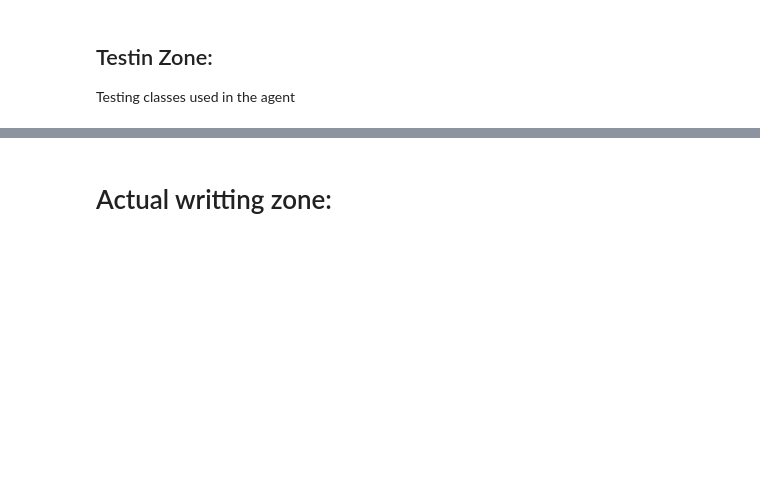
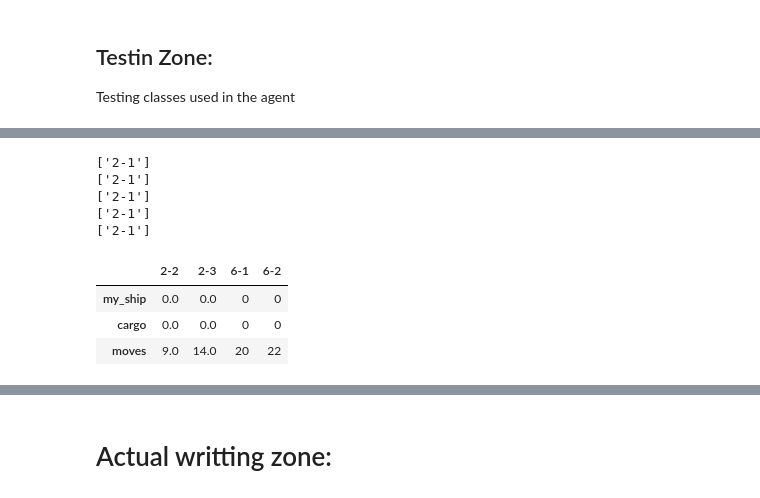
Before and after one commit to damoonsh/Halite, a Jupyter notebook: Agent.ipynb, the cells around one changed output, grey strips where cells are left out. Saved outputs shown, nothing was run; the diff lists cells and outputs as text; code cells hidden in the pictures; blank space fills up the shorter version.

```diff
--- a/Agent.ipynb
+++ b/Agent.ipynb
@@ -152,3 +231,15 @@ IndentationError: expected an indented block (<ipython-input-99-7d533ce1c5a2>, l
+# %%
+loc.get_ship_info()
+# %% [output]
+['2-1']
+['2-1']
+['2-1']
+['2-1']
+['2-1']
+|  | 2-2 | 2-3 | 6-1 | 6-2 |
+| my_ship | 0.0 | 0.0 | 0 | 0 |
+| cargo | 0.0 | 0.0 | 0 | 0 |
+| moves | 9.0 | 14.0 | 20 | 22 |
 # %%
 class Decision_Ship:
     """
```
Also changed, not shown: parts of 11 cells of this notebook.
